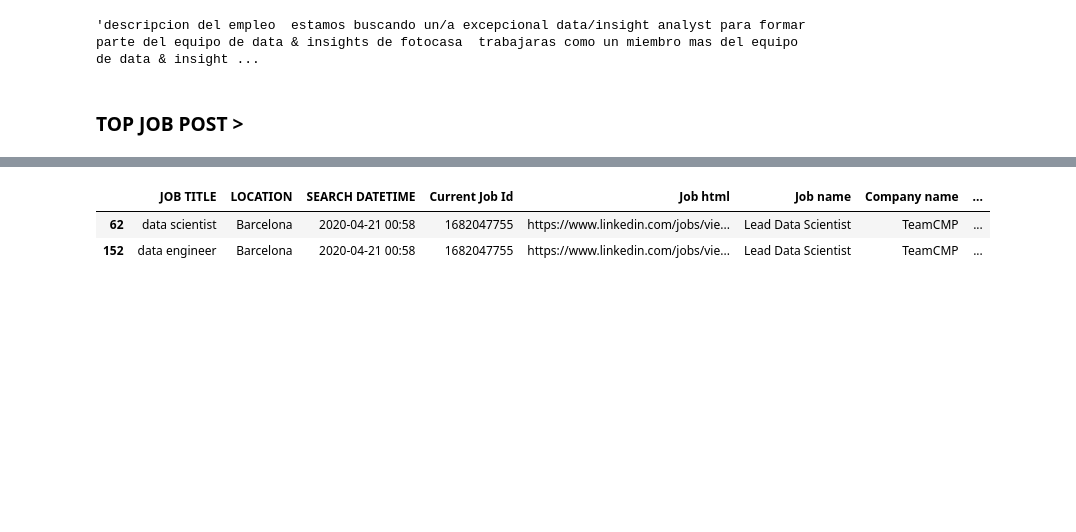
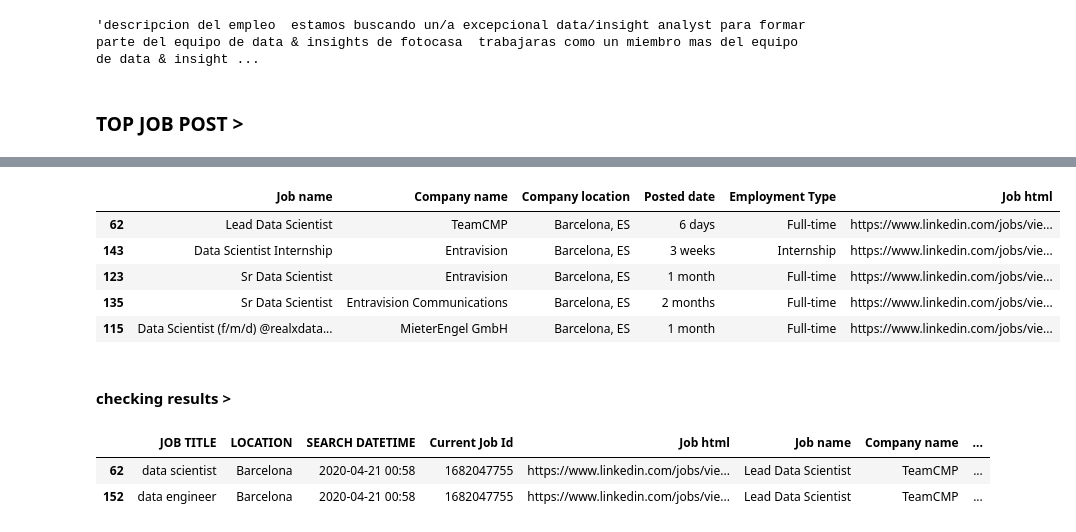
Before and after one commit to CristopherRL/Ironhack-Final_Project-Optimized_Job_Search_project, a Jupyter notebook: notebooks/2. Analyze.ipynb, the cells around one changed output, grey strips where cells are left out. Saved outputs shown, nothing was run; the diff lists cells and outputs as text; code cells hidden in the pictures; blank space fills up the shorter version.

```diff
--- a/notebooks/2. Analyze.ipynb
+++ b/notebooks/2. Analyze.ipynb
@@ -288,5 +310,6 @@ detect(s)
 # %%
-df_jobs['Info Language'] = df_jobs['Job info'].apply(lambda x: detect(x))
+#New comñumn identifying language
+df_jobs['Info Language'] = df_jobs['Job Description'].apply(lambda x: detect(x))
 # %%
 df_jobs['Info Language'].unique()
 # %% [output]
@@ -331,6 +355,6 @@ jobs_list = list(df_jobs['JOB TITLE'].unique()) #only jobs that searcht has been
 # %%
-
-for j in jobs_list:
+#New columns with coindicences DEFINITION vs Job post
+for j in unique_jobs:
     skills_list = dic_key_words.get(j) #dictionary
 
     df_jobs[f'{j[0:2]} coincidences'] = \
@@ -422,0 +437,13 @@ df_jobs.sort_values(by=['PROFILE coincidences'], ascending=False).head(top)
+# %%
+top_jobs = df_jobs\
+.drop_duplicates(subset='Current Job Id', keep='first')\
+.sort_values(by=['PROFILE coincidences'], ascending=False).head(top)\
+[['Job name','Company name','Company location','Posted date','Employment Type','Job html']]
+top_jobs
+# %% [output]
+|  | Job name | Company name | Company location | Posted date | Employment Type | Job html |
+| 62 | Lead Data Scientist | TeamCMP | Barcelona, ES | 6 days | Full-time | https://www.linkedin.com/jobs/vie... |
+| 143 | Data Scientist Internship | Entravision | Barcelona, ES | 3 weeks | Internship | https://www.linkedin.com/jobs/vie... |
+| 123 | Sr Data Scientist | Entravision | Barcelona, ES | 1 month | Full-time | https://www.linkedin.com/jobs/vie... |
+| 135 | Sr Data Scientist | Entravision Communications | Barcelona, ES | 2 months | Full-time | https://www.linkedin.com/jobs/vie... |
+| 115 | Data Scientist (f/m/d) @realxdata... | MieterEngel GmbH | Barcelona, ES | 1 month | Full-time | https://www.linkedin.com/jobs/vie... |
@@ -423,3 +467,5 @@ df_jobs.sort_values(by=['PROFILE coincidences'], ascending=False).head(top)
+# %% [markdown]
+#### checking results >
 # %%
 df_jobs[df_jobs['Current Job Id']==1682047755]
 # %% [output]
```
Also changed, not shown: parts of 48 cells of this notebook, 15 other files.
